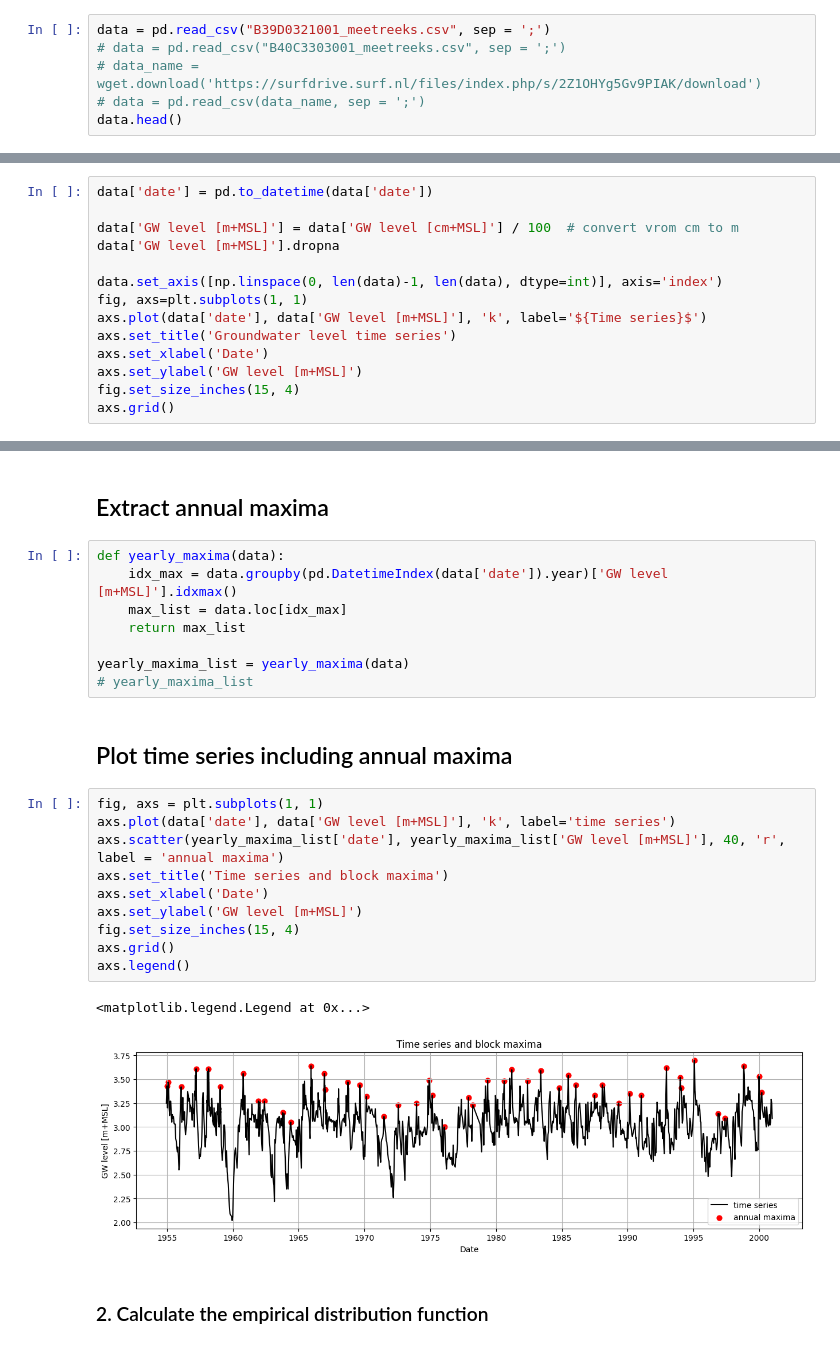
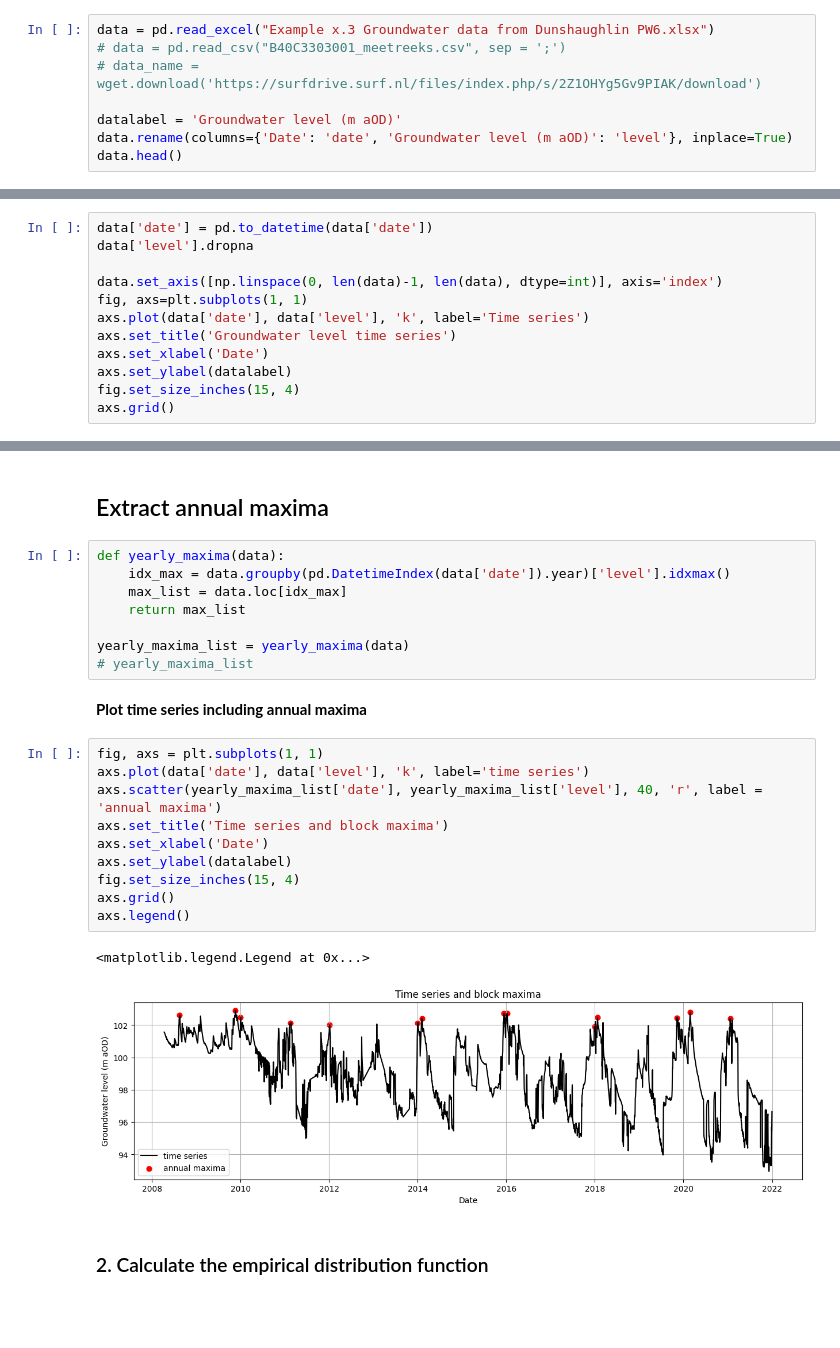
Before and after one commit to timoschweckendiek/Groundwater, a Jupyter notebook: Extreme_value_fit_annual_maxima-AB.ipynb, the cells around one changed output, grey strips where cells are left out. Saved outputs shown, nothing was run; the diff lists cells and outputs as text; blank space fills up the shorter version.

```diff
--- a/Extreme_value_fit_annual_maxima-AB.ipynb
+++ b/Extreme_value_fit_annual_maxima-AB.ipynb
@@ -24,9 +24,11 @@ import wget
 
 ## Read the dataset
 # %%
-data = pd.read_csv("B39D0321001_meetreeks.csv", sep = ';')
+data = pd.read_excel("Example x.3 Groundwater data from Dunshaughlin PW6.xlsx")
 # data = pd.read_csv("B40C3303001_meetreeks.csv", sep = ';')
 # data_name = wget.download('https://surfdrive.surf.nl/files/index.php/s/2Z1OHYg5Gv9PIAK/download')
-# data = pd.read_csv(data_name, sep = ';')
+
+datalabel = 'Groundwater level (m aOD)'
+data.rename(columns={'Date': 'date', 'Groundwater level (m aOD)': 'level'}, inplace=True)
 data.head()
 # %% [output]
@@ -40,16 +42,14 @@ data.head()
 ## Process and plot the timeseries
 # %%
 data['date'] = pd.to_datetime(data['date'])
-
-data['GW level [m+MSL]'] = data['GW level [cm+MSL]'] / 100  # convert vrom cm to m
-data['GW level [m+MSL]'].dropna
+data['level'].dropna
 
 data.set_axis([np.linspace(0, len(data)-1, len(data), dtype=int)], axis='index')
 fig, axs=plt.subplots(1, 1)
-axs.plot(data['date'], data['GW level [m+MSL]'], 'k', label='${Time series}$')
+axs.plot(data['date'], data['level'], 'k', label='Time series')
 axs.set_title('Groundwater level time series')
 axs.set_xlabel('Date')
-axs.set_ylabel('GW level [m+MSL]')
+axs.set_ylabel(datalabel)
 fig.set_size_inches(15, 4)
 axs.grid()
 # %% [output]
@@ -58,27 +58,27 @@ axs.grid()
 ## Extract annual maxima
 # %%
 def yearly_maxima(data):
-    idx_max = data.groupby(pd.DatetimeIndex(data['date']).year)['GW level [m+MSL]'].idxmax()
+    idx_max = data.groupby(pd.DatetimeIndex(data['date']).year)['level'].idxmax()
     max_list = data.loc[idx_max]
     return max_list
 
 yearly_maxima_list = yearly_maxima(data)
 # yearly_maxima_list
 # %% [markdown]
-## Plot time series including annual maxima
+**Plot time series including annual maxima**
 # %%
 fig, axs = plt.subplots(1, 1)
-axs.plot(data['date'], data['GW level [m+MSL]'], 'k', label='time series')
-axs.scatter(yearly_maxima_list['date'], yearly_maxima_list['GW level [m+MSL]'], 40, 'r', label = 'annual maxima')
+axs.plot(data['date'], data['level'], 'k', label='time series')
+axs.scatter(yearly_maxima_list['date'], yearly_maxima_list['level'], 40, 'r', label = 'annual maxima')
 axs.set_title('Time series and block maxima')
 axs.set_xlabel('Date')
-axs.set_ylabel('GW level [m+MSL]')
+axs.set_ylabel(datalabel)
 fig.set_size_inches(15, 4)
 axs.grid()
 axs.legend()
 # %% [output]
 <matplotlib.legend.Legend at 0x...>
-[figure, old version]
+[figure, new version]
 # %% [markdown]
 ### 2. Calculate the empirical distribution function
 # %% [markdown]
```
Also changed, not shown: parts of 19 cells of this notebook.
